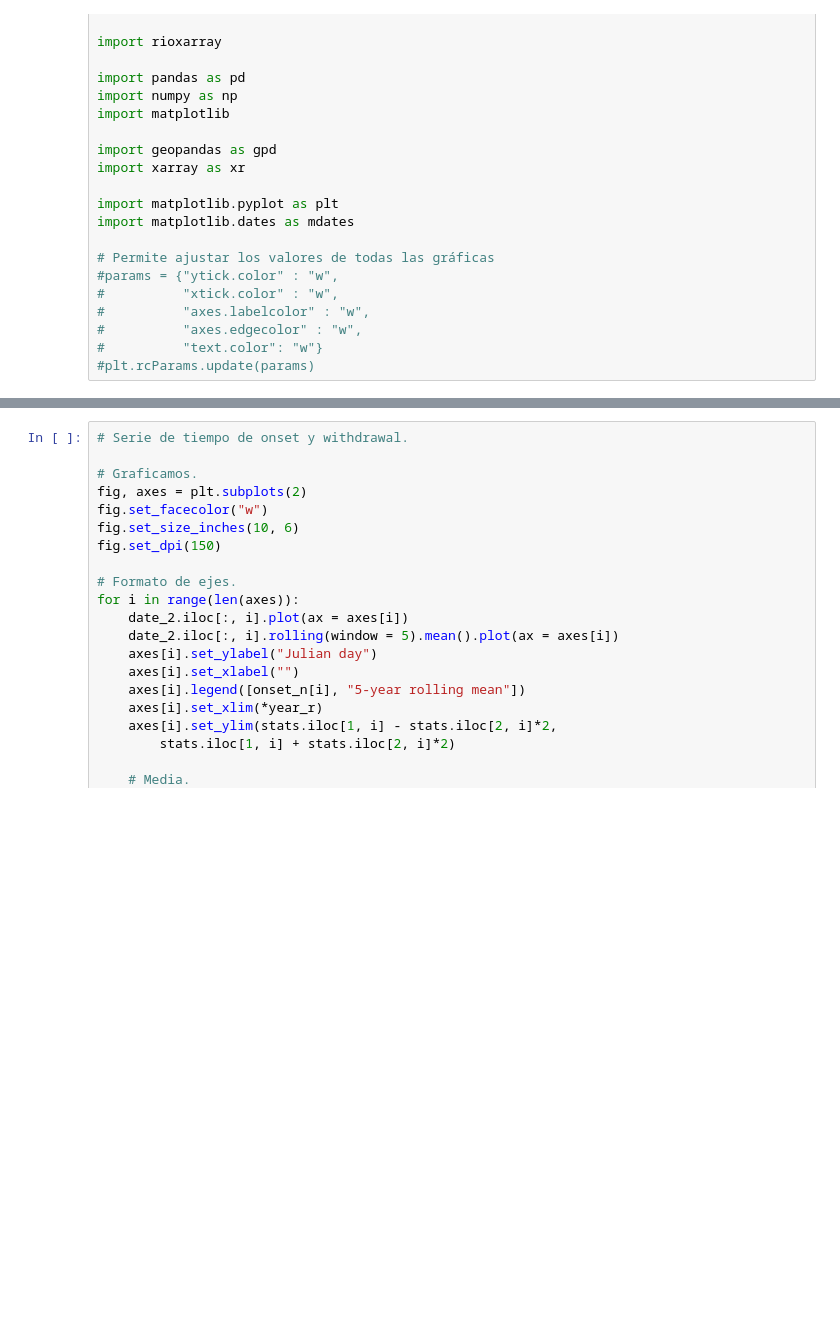
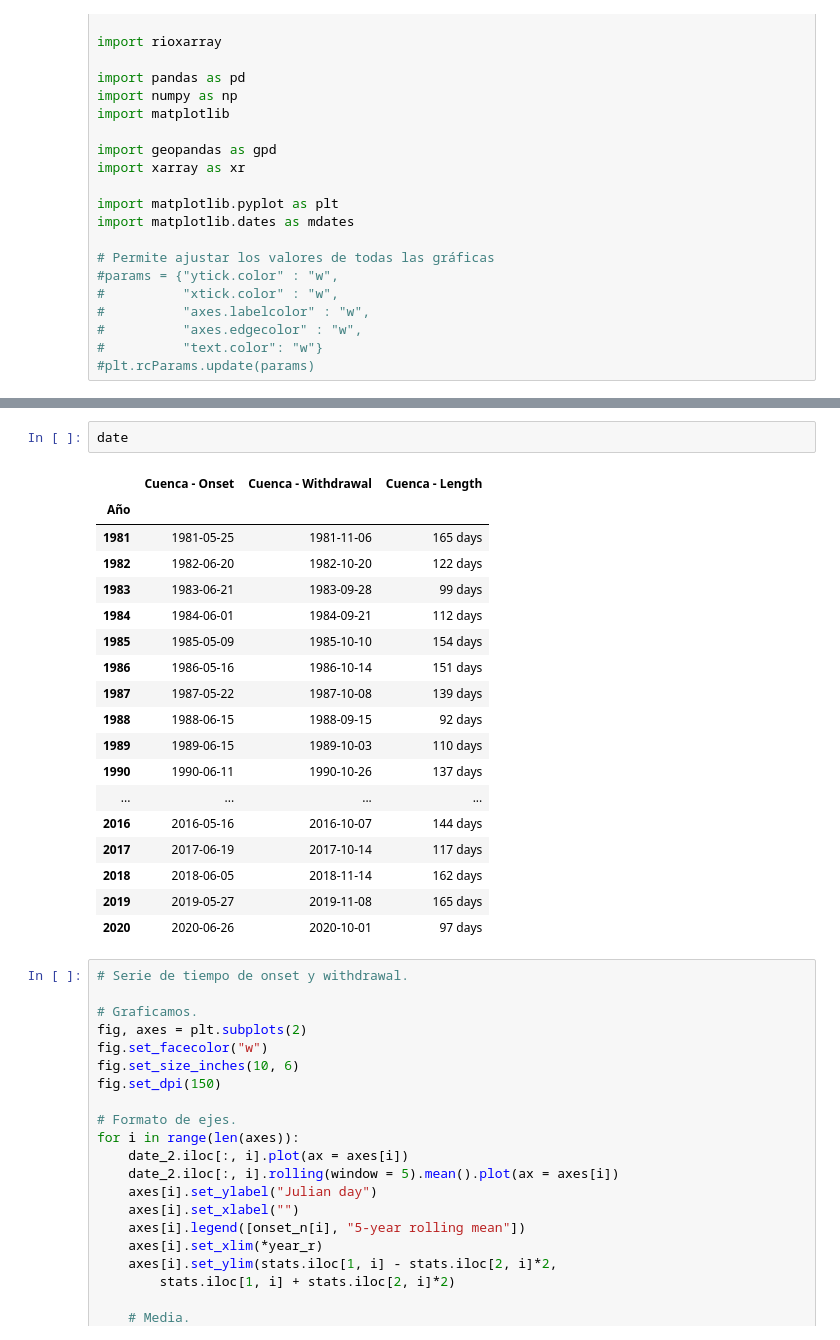
Before and after one commit to rodrigoms95/sequia, a Jupyter notebook: code/indice_pre.ipynb, the cells around one changed output, grey strips where cells are left out. Saved outputs shown, nothing was run; the diff lists cells and outputs as text; blank space fills up the shorter version.

```diff
--- a/code/indice_pre.ipynb
+++ b/code/indice_pre.ipynb
@@ -714,3 +689,24 @@ Umbral: 1.9 mm/día, [10, 20] días consecutivos, Pendiente: -0.512
+# %%
+date
+# %% [output]
+|  | Cuenca - Onset | Cuenca - Withdrawal | Cuenca - Length |
+| Año |  |  |  |
+| 1981 | 1981-05-25 | 1981-11-06 | 165 days |
+| 1982 | 1982-06-20 | 1982-10-20 | 122 days |
+| 1983 | 1983-06-21 | 1983-09-28 | 99 days |
+| 1984 | 1984-06-01 | 1984-09-21 | 112 days |
+| 1985 | 1985-05-09 | 1985-10-10 | 154 days |
+| 1986 | 1986-05-16 | 1986-10-14 | 151 days |
+| 1987 | 1987-05-22 | 1987-10-08 | 139 days |
+| 1988 | 1988-06-15 | 1988-09-15 | 92 days |
+| 1989 | 1989-06-15 | 1989-10-03 | 110 days |
+| 1990 | 1990-06-11 | 1990-10-26 | 137 days |
+| ... | ... | ... | ... |
+| 2016 | 2016-05-16 | 2016-10-07 | 144 days |
+| 2017 | 2017-06-19 | 2017-10-14 | 117 days |
+| 2018 | 2018-06-05 | 2018-11-14 | 162 days |
+| 2019 | 2019-05-27 | 2019-11-08 | 165 days |
+| 2020 | 2020-06-26 | 2020-10-01 | 97 days |
 # %%
 # Serie de tiempo de onset y withdrawal.
 
```
Also changed, not shown: parts of 4 cells of this notebook, 2 other files.
